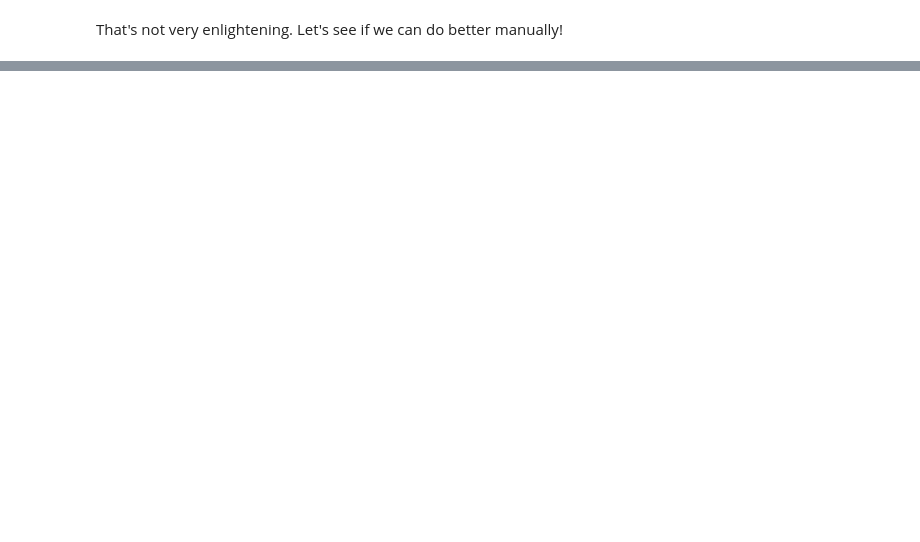
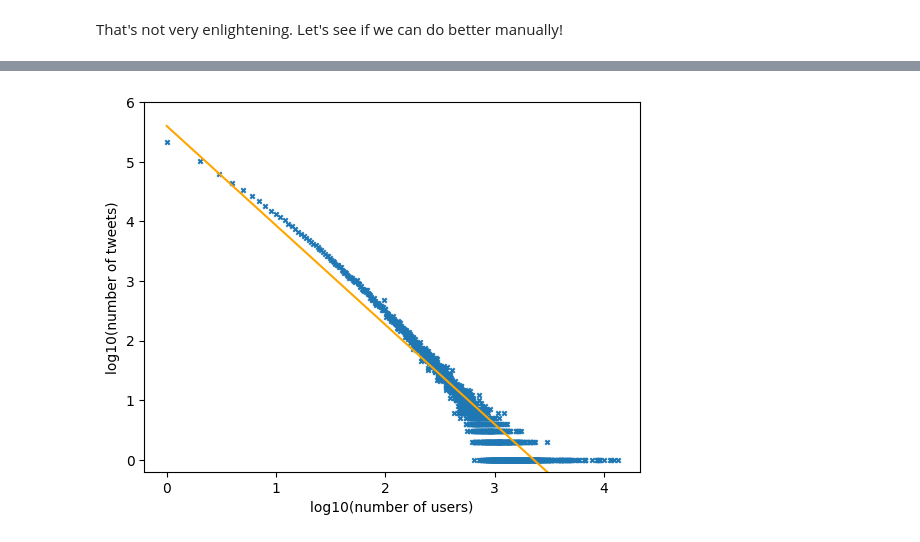
Before and after one commit to katoxiv/X-Notebooks, a Jupyter notebook: Twitter_Coursework/01_Basic_Stats.ipynb, the cells around one changed output, grey strips where cells are left out. Cells and saved outputs as stored; diff of their text form; code cells hidden in the pictures; blank space fills up the shorter version.

```diff
--- a/Twitter_Coursework/01_Basic_Stats.ipynb
+++ b/Twitter_Coursework/01_Basic_Stats.ipynb
@@ -386,0 +343,13 @@ Ttest_indResult(statistic=27.090268788814008, pvalue=1.6122573227820088e-68)
+# %%
+fig , ax = plt.subplots()
+ax.scatter(twt_df_usr_2['log_twt'] , twt_df_usr_2['log_users'] , s = 10 , marker = 'x');
+ax.set_xlabel('log10(number of users)');
+ax.set_ylabel('log10(number of tweets)');
+
+# Eyeballing the equation of the line
+x = np.linspace(0 , 4)
+y = (-5/3)*x + 5.6
+ax.plot(x , y , color = 'orange')
+plt.ylim(-0.2 , 6);
+# %% [output]
+[figure, added]
```
Also changed, not shown: parts of 55 cells of this notebook, 3 other files.
